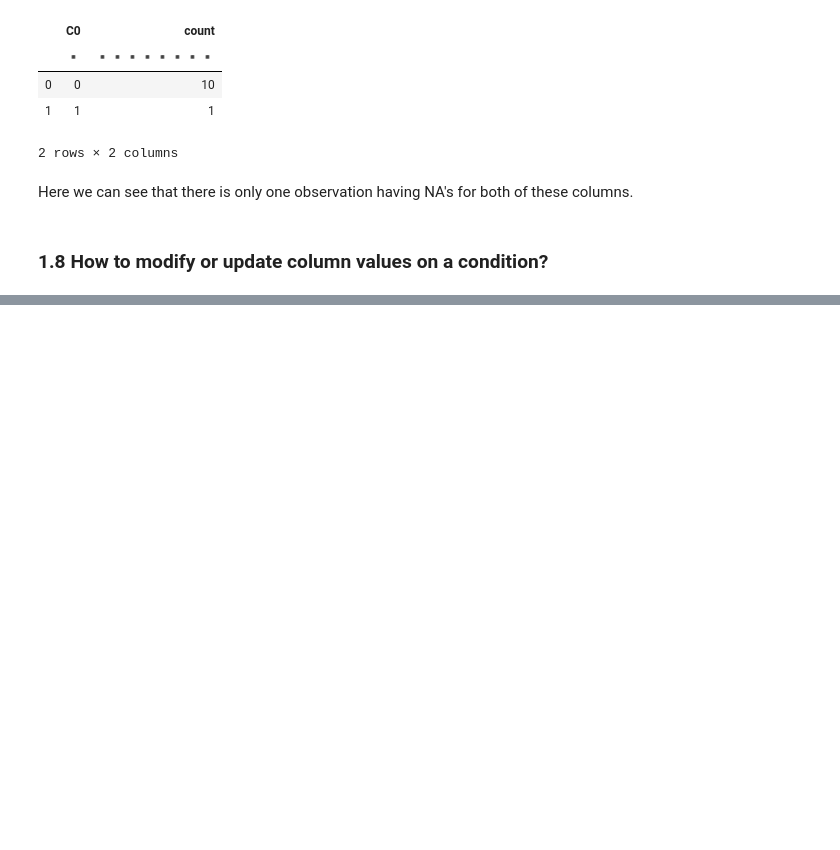
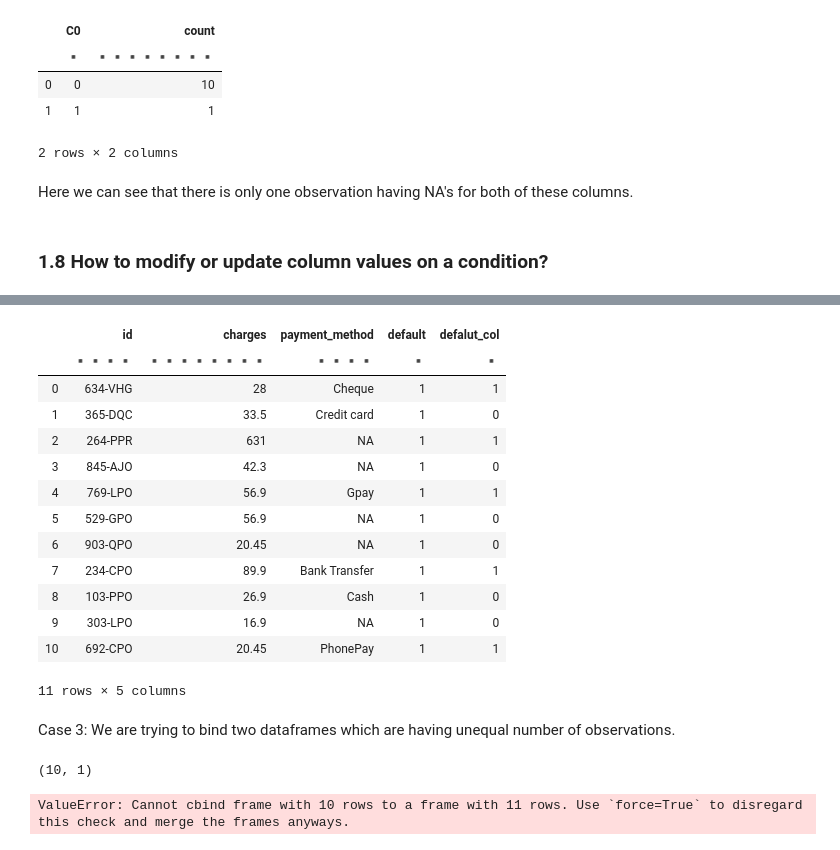
Before and after one commit to myamullaciencia/datatable_cook_book, a Jupyter notebook: py_datatable_faqs_so.ipynb, the cells around one changed output, grey strips where cells are left out. Saved outputs shown, nothing was run; the diff lists cells and outputs as text; code cells hidden in the pictures; blank space fills up the shorter version.

```diff
--- a/py_datatable_faqs_so.ipynb
+++ b/py_datatable_faqs_so.ipynb
@@ -630,0 +674,19 @@ payments_dt
+# %%
+payments_new_dt
+# %% [output]
+|  | id | charges | payment_method | default | defalut_col |
+|  | ▪▪▪▪ | ▪▪▪▪▪▪▪▪ | ▪▪▪▪ | ▪ | ▪ |
+| 0 | 634-VHG | 28 | Cheque | 1 | 1 |
+| 1 | 365-DQC | 33.5 | Credit card | 1 | 0 |
+| 2 | 264-PPR | 631 | NA | 1 | 1 |
+| 3 | 845-AJO | 42.3 | NA | 1 | 0 |
+| 4 | 769-LPO | 56.9 | Gpay | 1 | 1 |
+| 5 | 529-GPO | 56.9 | NA | 1 | 0 |
+| 6 | 903-QPO | 20.45 | NA | 1 | 0 |
+| 7 | 234-CPO | 89.9 | Bank Transfer | 1 | 1 |
+| 8 | 103-PPO | 26.9 | Cash | 1 | 0 |
+| 9 | 303-LPO | 16.9 | NA | 1 | 0 |
+| 10 | 692-CPO | 20.45 | PhonePay | 1 | 1 |
+11 rows × 5 columns
+# %% [markdown]
+Case 3: We are trying to bind two dataframes which are having unequal number of observations.
@@ -630,0 +695,8 @@ payments_dt
+# %%
+payment_default_1.shape
+# %% [output]
+(10, 1)
+# %%
+dt.cbind(payments_dt,payment_default_1)
+# %% [output]
+ValueError: Cannot cbind frame with 10 rows to a frame with 11 rows. Use `force=True` to disregard this check and merge the frames anyways.
```
Also changed, not shown: parts of 29 cells of this notebook, 6 other files.
